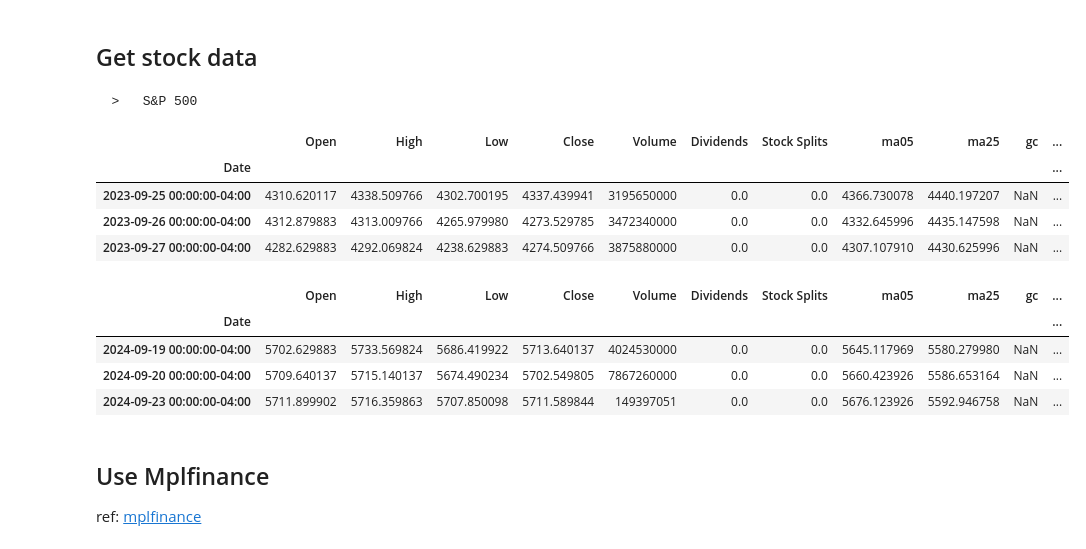
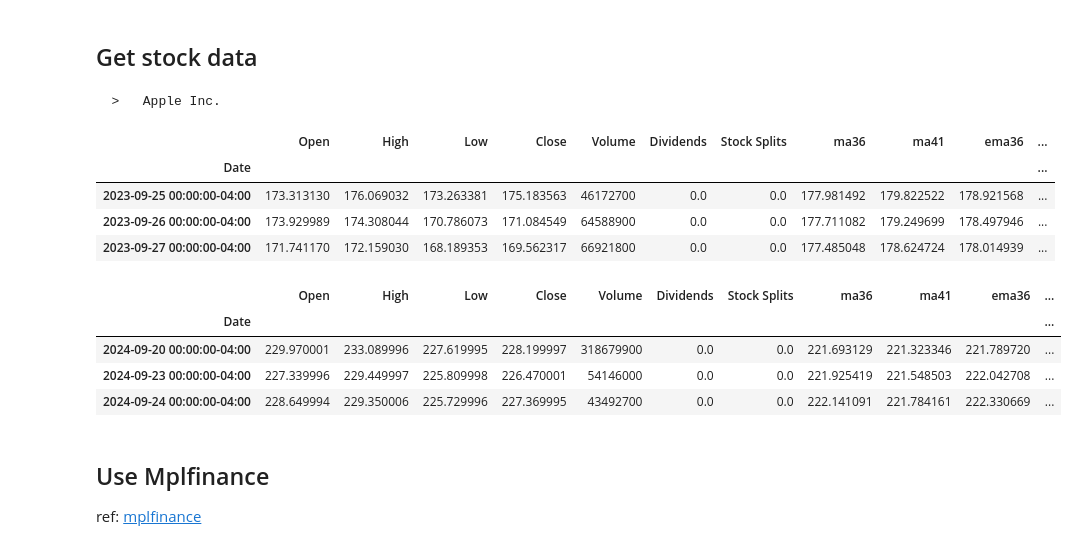
Before and after one commit to edonow/stock-data, a Jupyter notebook: view_stock_data.ipynb, the cells around one changed output. Saved outputs shown, nothing was run; the diff lists cells and outputs as text; code cells hidden in the pictures.

```diff
--- a/view_stock_data.ipynb
+++ b/view_stock_data.ipynb
@@ -18,44 +18,55 @@ def get_stock_data_yf(symbol, type=None):
     return history, company_name
 
 
-def golden_and_dead_cross(df):
-    df["ma05>ma25"] = df["ma05"] > df["ma25"]
-    temp_gc = (df["ma05>ma25"] != df["ma05>ma25"].shift(1)) & (df["ma05>ma25"] == True)
-    temp_dc = (df["ma05>ma25"] != df["ma05>ma25"].shift(1)) & (df["ma05>ma25"] == False)
-    df["gc"] = [m if g == True else None for m, g in zip(df["ma05"], temp_gc)]
-    df["dc"] = [m if d == True else None for m, d in zip(df["ma25"], temp_dc)]
-    return df.drop(columns=["ma05>ma25"])
+def golden_and_dead_cross(df, col1, col2):
+    df[f"{col1}>{col2}"] = df[col1] > df[col2]
+    temp_gc = (df[f"{col1}>{col2}"] != df[f"{col1}>{col2}"].shift(1)) & (df[f"{col1}>{col2}"] == True)
+    temp_dc = (df[f"{col1}>{col2}"] != df[f"{col1}>{col2}"].shift(1)) & (df[f"{col1}>{col2}"] == False)
+    df["gc"] = [m if g == True else None for m, g in zip(df[col1], temp_gc)]
+    df["dc"] = [m if d == True else None for m, d in zip(df[col2], temp_dc)]
+    return df.drop(columns=[f"{col1}>{col2}"])
 # %% [markdown]
 ## Get stock data
 # %%
-data, company_name = get_stock_data_yf("^GSPC")  # ^GSPC
+data, company_name = get_stock_data_yf("AAPL")  # 2181.T ^GSPC
 df = data.copy()
-df["ma05"] = df["Close"].rolling(window=5).mean()
-df["ma25"] = df["Close"].rolling(window=25).mean()
-df = golden_and_dead_cross(df)
+# -----------
+n1 = 36
+n2 = 41
+# -----------
+# SMA -------
+sma_col1, sma_col2 = f"ma{n1}", f"ma{n2}"
+df[sma_col1] = df["Close"].rolling(window=n1).mean()
+df[sma_col2] = df["Close"].rolling(window=n2).mean()
+# EMA -------
+ema_col1, ema_col2 = f"ema{n1}", f"ema{n2}"
+df[ema_col1] = df["Close"].ewm(span=n1, adjust=False).mean()
+df[ema_col2] = df["Close"].ewm(span=n2, adjust=False).mean()
+
+df = golden_and_dead_cross(df, ema_col1, ema_col2)
 df["macd"], df["macd_signal"], df["hist"] = ta.MACD(df["Close"], fastperiod=12, slowperiod=26, signalperiod=9)
 
 print(f"\n  >   {company_name} ")
 
 # -----------------------
 # set start and end date
 # -----------------------
 start = (datetime.datetime.today() - pd.DateOffset(years=1)).strftime("%Y-%m-%d")
 df = df[start:]
 
 display(df.head(3), df.tail(3))
 # %% [output]
-  >   S&P 500
+  >   Apple Inc.
-|  | Open | High | Low | Close | Volume | Dividends | Stock Splits | ma05 | ma25 | gc | ... |
+|  | Open | High | Low | Close | Volume | Dividends | Stock Splits | ma36 | ma41 | ema36 | ... |
 | Date |  |  |  |  |  |  |  |  |  |  | ... |
-| 2023-09-25 00:00:00-04:00 | 4310.620117 | 4338.509766 | 4302.700195 | 4337.439941 | 3195650000 | 0.0 | 0.0 | 4366.730078 | 4440.197207 | NaN | ... |
-| 2023-09-26 00:00:00-04:00 | 4312.879883 | 4313.009766 | 4265.979980 | 4273.529785 | 3472340000 | 0.0 | 0.0 | 4332.645996 | 4435.147598 | NaN | ... |
-| 2023-09-27 00:00:00-04:00 | 4282.629883 | 4292.069824 | 4238.629883 | 4274.509766 | 3875880000 | 0.0 | 0.0 | 4307.107910 | 4430.625996 | NaN | ... |
+| 2023-09-25 00:00:00-04:00 | 173.313130 | 176.069032 | 173.263381 | 175.183563 | 46172700 | 0.0 | 0.0 | 177.981492 | 179.822522 | 178.921568 | ... |
+| 2023-09-26 00:00:00-04:00 | 173.929989 | 174.308044 | 170.786073 | 171.084549 | 64588900 | 0.0 | 0.0 | 177.711082 | 179.249699 | 178.497946 | ... |
+| 2023-09-27 00:00:00-04:00 | 171.741170 | 172.159030 | 168.189353 | 169.562317 | 66921800 | 0.0 | 0.0 | 177.485048 | 178.624724 | 178.014939 | ... |
-|  | Open | High | Low | Close | Volume | Dividends | Stock Splits | ma05 | ma25 | gc | ... |
+|  | Open | High | Low | Close | Volume | Dividends | Stock Splits | ma36 | ma41 | ema36 | ... |
 | Date |  |  |  |  |  |  |  |  |  |  | ... |
-| 2024-09-19 00:00:00-04:00 | 5702.629883 | 5733.569824 | 5686.419922 | 5713.640137 | 4024530000 | 0.0 | 0.0 | 5645.117969 | 5580.279980 | NaN | ... |
-| 2024-09-20 00:00:00-04:00 | 5709.640137 | 5715.140137 | 5674.490234 | 5702.549805 | 7867260000 | 0.0 | 0.0 | 5660.423926 | 5586.653164 | NaN | ... |
-| 2024-09-23 00:00:00-04:00 | 5711.899902 | 5716.359863 | 5707.850098 | 5711.589844 | 149397051 | 0.0 | 0.0 | 5676.123926 | 5592.946758 | NaN | ... |
+| 2024-09-20 00:00:00-04:00 | 229.970001 | 233.089996 | 227.619995 | 228.199997 | 318679900 | 0.0 | 0.0 | 221.693129 | 221.323346 | 221.789720 | ... |
+| 2024-09-23 00:00:00-04:00 | 227.339996 | 229.449997 | 225.809998 | 226.470001 | 54146000 | 0.0 | 0.0 | 221.925419 | 221.548503 | 222.042708 | ... |
+| 2024-09-24 00:00:00-04:00 | 228.649994 | 229.350006 | 225.729996 | 227.369995 | 43492700 | 0.0 | 0.0 | 222.141091 | 221.784161 | 222.330669 | ... |
 # %% [markdown]
 ## Use Mplfinance
 
```
Also changed, not shown: parts of 3 cells of this notebook.
